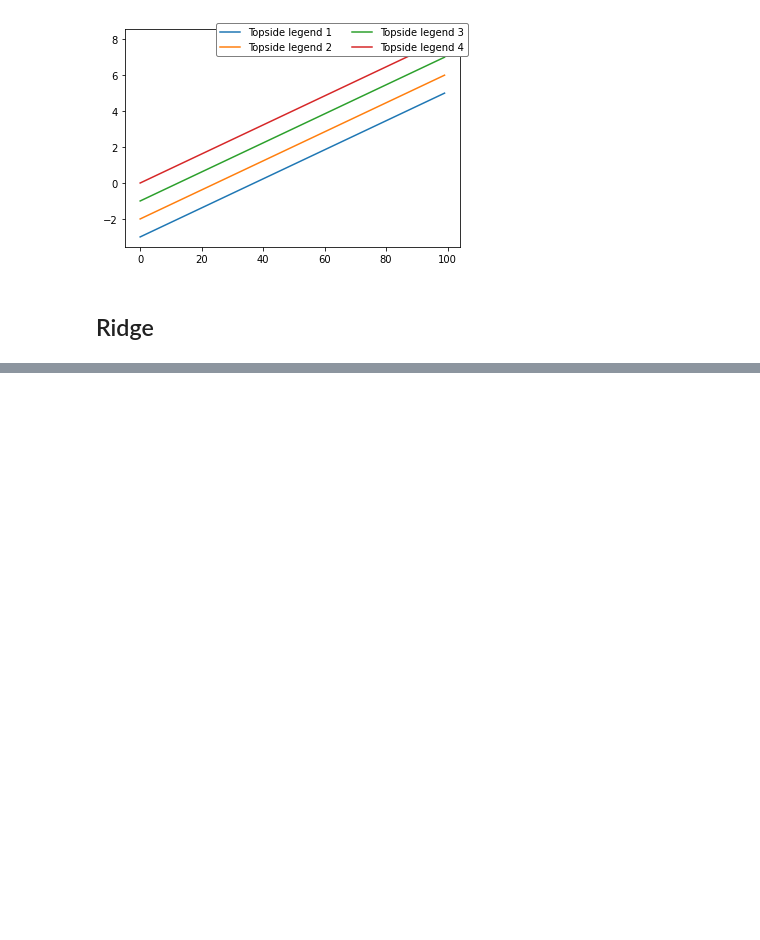
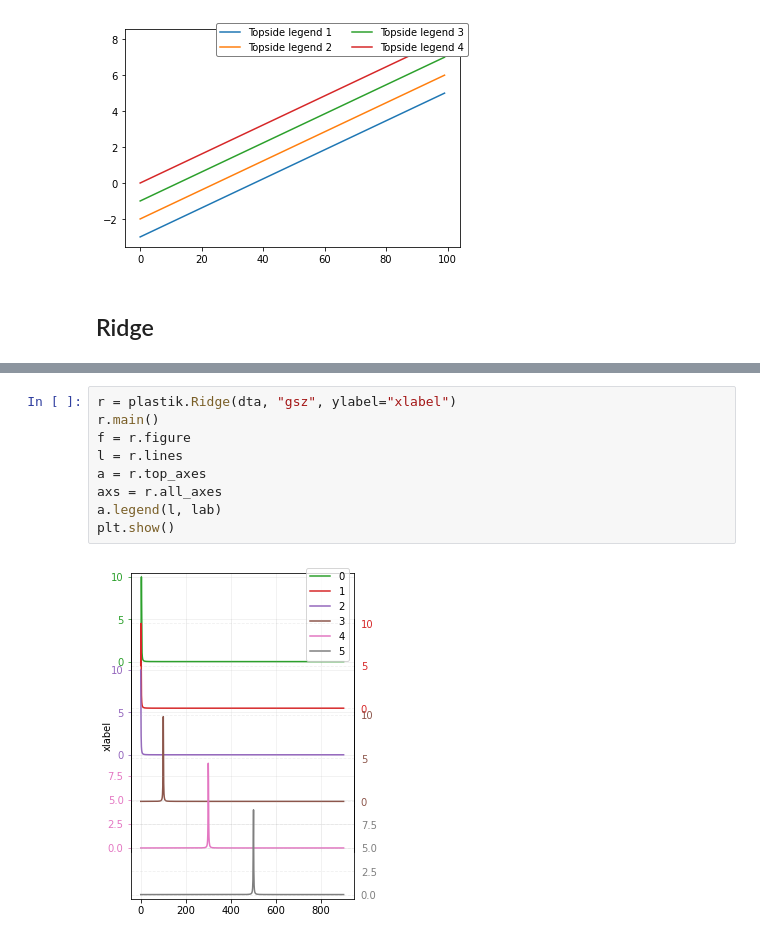
Before and after one commit to engeir/plt-sane, a Jupyter notebook: examples/example.ipynb, the cells around one changed output, grey strips where cells are left out. Cells and saved outputs as stored; diff of their text form; blank space fills up the shorter version.

```diff
--- a/examples/example.ipynb
+++ b/examples/example.ipynb
@@ -78 +88,12 @@ plt.show()
+# %%
+r = plastik.Ridge(dta, "gsz", ylabel="xlabel")
+r.main()
+f = r.figure
+l = r.lines
+a = r.top_axes
+axs = r.all_axes
+a.legend(l, lab)
+plt.show()
+# %% [output]
+[figure, added]
 # %%
```
Also changed, not shown: parts of 4 cells of this notebook, 1 other file.
